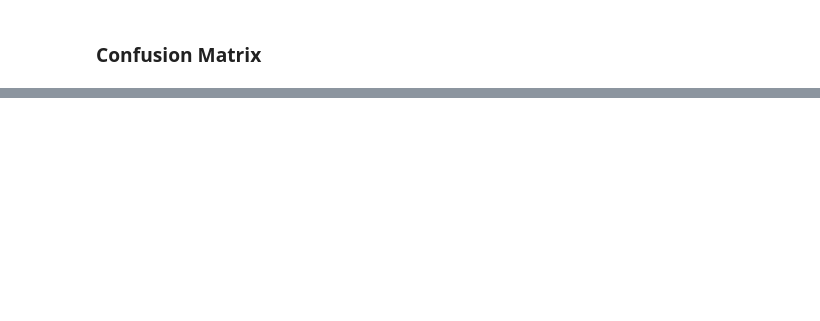
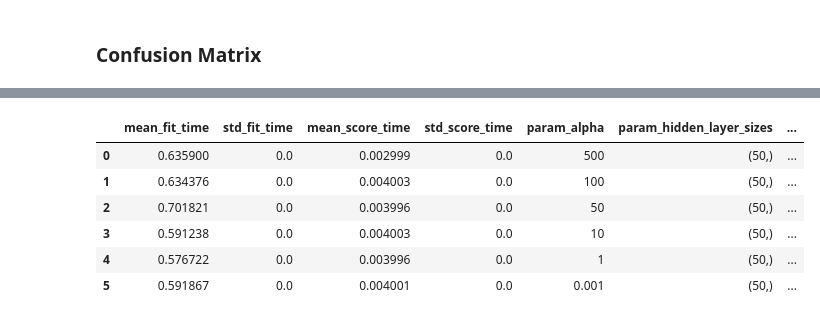
Before and after one commit to vmccab01/ProjectB_cs135, a Jupyter notebook: P1-DataModRand.ipynb, the cells around one changed output, grey strips where cells are left out. Drawn from its saved outputs; the diff is of its cells as text; code cells hidden in the pictures; blank space fills up the shorter version.

```diff
--- a/P1-DataModRand.ipynb
+++ b/P1-DataModRand.ipynb
@@ -330,0 +322,22 @@ plt.show()
+# %%
+mlp_hyperparameter_grid = {
+    'hidden_layer_sizes': [(50,)],
+    'alpha': [500, 100, 50, 10, 1, 0.001],
+    'max_iter': [15],
+    'random_state': [111],
+    'n_iter_no_change': [10]
+    #'solver': ['lbfgs'],
+    #'learning_rate': ['constant', 'adaptive'],
+}
+# %%
+mlp_searcher = sklearn.model_selection.GridSearchCV(estimator = mlp,
+                                                    param_grid = mlp_hyperparameter_grid,
+                                                    scoring = 'balanced_accuracy',
+                                                    cv = my_splitter,
+                                                    return_train_score = True,
+                                                    refit=False, verbose=5
+                                                   )
+# %%
+start_time_sec = time.time()
+mlp_searcher.fit(xall, yall)
+elapsed_time_sec = time.time() - start_time_sec
@@ -330,0 +382,11 @@ plt.show()
+# %%
+mlp_searcher_result = pd.DataFrame(mlp_searcher.cv_results_).copy()
+mlp_searcher_result
+# %% [output]
+|  | mean_fit_time | std_fit_time | mean_score_time | std_score_time | param_alpha | param_hidden_layer_sizes | ... |
+| 0 | 0.635900 | 0.0 | 0.002999 | 0.0 | 500 | (50,) | ... |
+| 1 | 0.634376 | 0.0 | 0.004003 | 0.0 | 100 | (50,) | ... |
+| 2 | 0.701821 | 0.0 | 0.003996 | 0.0 | 50 | (50,) | ... |
+| 3 | 0.591238 | 0.0 | 0.004003 | 0.0 | 10 | (50,) | ... |
+| 4 | 0.576722 | 0.0 | 0.003996 | 0.0 | 1 | (50,) | ... |
+| 5 | 0.591867 | 0.0 | 0.004001 | 0.0 | 0.001 | (50,) | ... |
```
Also changed, not shown: parts of 17 cells of this notebook, 3 other files.
